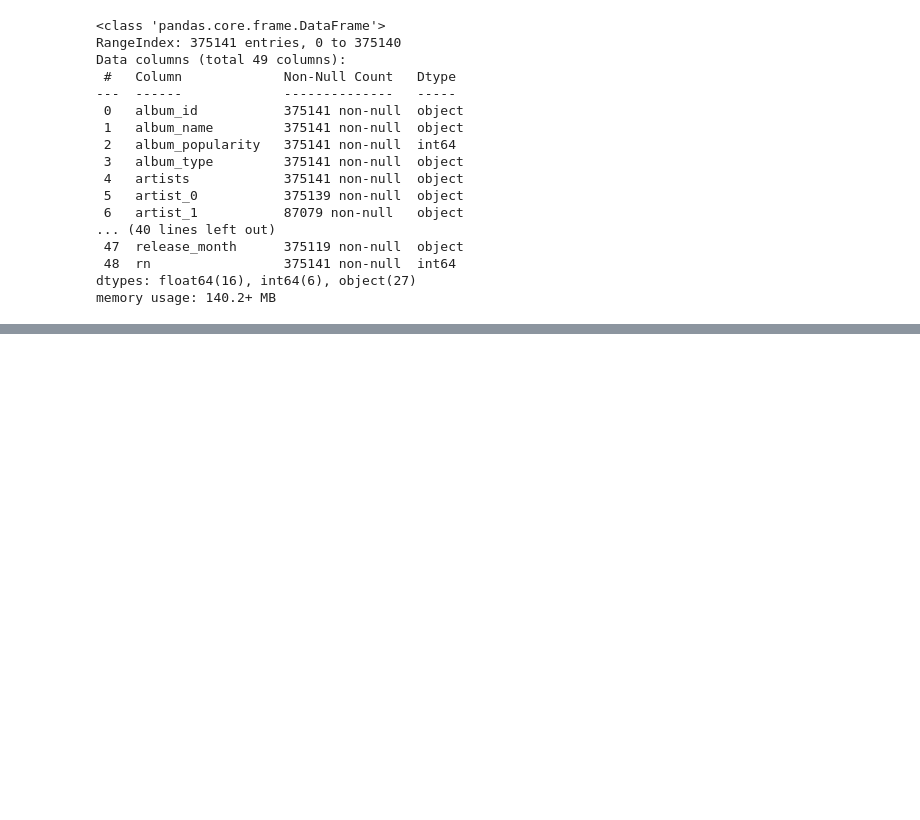
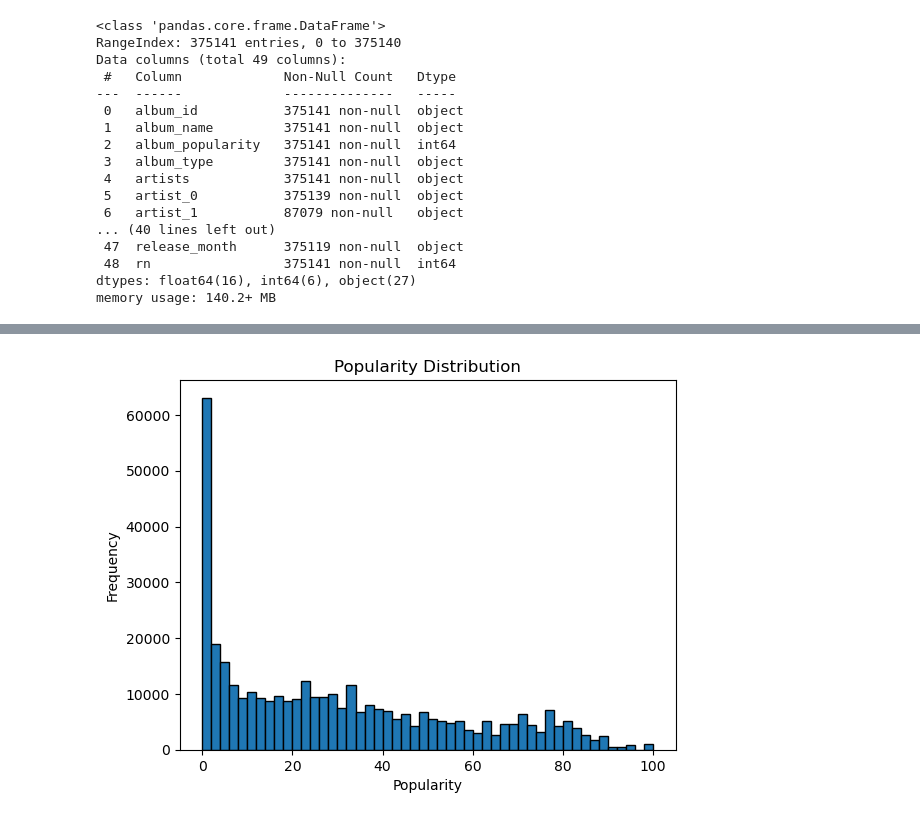
Before and after one commit to MaksiMental/Spotify-Music-Prediction, a Jupyter notebook: final_cleaned.ipynb, the cells around one changed output, grey strips where cells are left out. Saved outputs shown, nothing was run; the diff lists cells and outputs as text; code cells hidden in the pictures; blank space fills up the shorter version.

```diff
--- a/final_cleaned.ipynb
+++ b/final_cleaned.ipynb
@@ -140,0 +352,8 @@ KeyError: 'popularity'
+# %%
+plt.hist(df['artist_popularity'], bins=50, edgecolor='black')
+plt.title('Popularity Distribution')
+plt.xlabel('Popularity')
+plt.ylabel('Frequency')
+plt.show()
+# %% [output]
+[figure, added]
```
Also changed, not shown: parts of 30 cells of this notebook.
